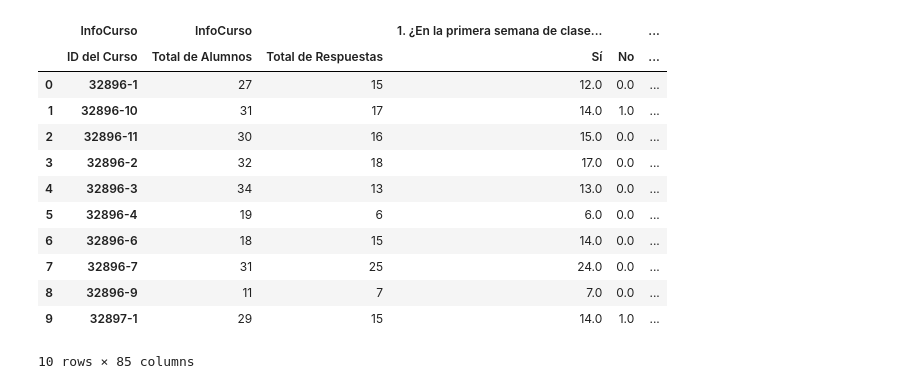
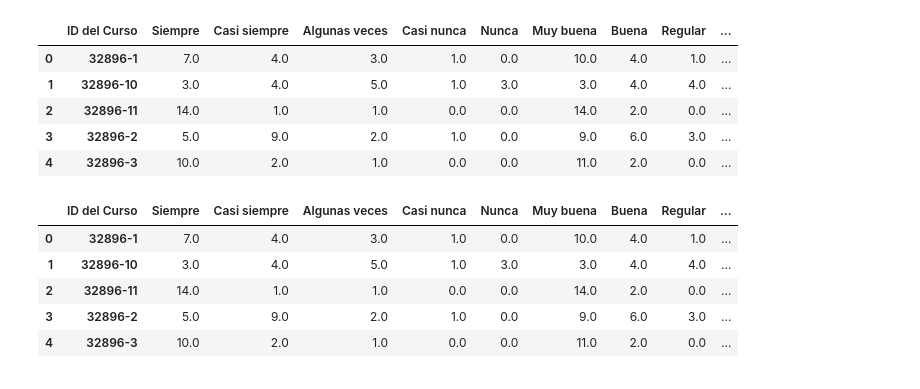
Before and after one commit to Axewuf/EncuestaCursos, a Jupyter notebook: EncuestaVis/Assignment 2.ipynb, the cells around one changed output. Cells and saved outputs as stored; diff of their text form; code cells hidden in the pictures.

```diff
--- a/EncuestaVis/Assignment 2.ipynb
+++ b/EncuestaVis/Assignment 2.ipynb
@@ -1,19 +0,0 @@
-# %%
-import pandas as pd
-
-data = pd.read_excel('assets/ResultadosFinales Public.xlsx', header=[0, 1], index_col=[0, 1])
-data.head(10)
-# %% [output]
-|  | InfoCurso | InfoCurso |  | 1. ¿En la primera semana de clase... |  | ... |
-|  | ID del Curso | Total de Alumnos | Total de Respuestas | Sí | No | ... |
-| 0 | 32896-1 | 27 | 15 | 12.0 | 0.0 | ... |
-| 1 | 32896-10 | 31 | 17 | 14.0 | 1.0 | ... |
-| 2 | 32896-11 | 30 | 16 | 15.0 | 0.0 | ... |
-| 3 | 32896-2 | 32 | 18 | 17.0 | 0.0 | ... |
-| 4 | 32896-3 | 34 | 13 | 13.0 | 0.0 | ... |
-| 5 | 32896-4 | 19 | 6 | 6.0 | 0.0 | ... |
-| 6 | 32896-6 | 18 | 15 | 14.0 | 0.0 | ... |
-| 7 | 32896-7 | 31 | 25 | 24.0 | 0.0 | ... |
-| 8 | 32896-9 | 11 | 7 | 7.0 | 0.0 | ... |
-| 9 | 32897-1 | 29 | 15 | 14.0 | 1.0 | ... |
-10 rows × 85 columns
@@ -19,0 +20,44 @@ data.head(10)
+# %%
+q1_text = data.columns[23][0][3:]
+q2_text = data.columns[49][0][4:]
+data.columns = data.columns.droplevel(0)
+data = data[data['Total de Respuestas']>0]
+data = data.iloc[:, [23,24,25,26,27,48,49,50,51,52,53]]
+
+data['q1_mean'] = (data.iloc[:, 0:5].mul([0,1,2,3,4], axis=1).sum(axis=1) / data.iloc[:, 0:5].sum(axis=1)).round()
+data['q2_mean'] = (data.iloc[:, 5:10].mul([0,1,2,3,4], axis=1).sum(axis=1) / data.iloc[:, 5:10].sum(axis=1)).round()
+
+data.head()
+# %% [output]
+|  | ID del Curso | Siempre | Casi siempre | Algunas veces | Casi nunca | Nunca | Muy buena | Buena | Regular | ... |
+| 0 | 32896-1 | 7.0 | 4.0 | 3.0 | 1.0 | 0.0 | 10.0 | 4.0 | 1.0 | ... |
+| 1 | 32896-10 | 3.0 | 4.0 | 5.0 | 1.0 | 3.0 | 3.0 | 4.0 | 4.0 | ... |
+| 2 | 32896-11 | 14.0 | 1.0 | 1.0 | 0.0 | 0.0 | 14.0 | 2.0 | 0.0 | ... |
+| 3 | 32896-2 | 5.0 | 9.0 | 2.0 | 1.0 | 0.0 | 9.0 | 6.0 | 3.0 | ... |
+| 4 | 32896-3 | 10.0 | 2.0 | 1.0 | 0.0 | 0.0 | 11.0 | 2.0 | 0.0 | ... |
+# %%
+comments = data.iloc[:,10]
+lemmatized_list = []
+for comment in comments:
+    tokenized = nlp(str(comment))
+    lemmas = [token.lemma_ for token in tokenized]
+    lemmatized_list.append(lemmas)
+
+# STOP WORDS FILTER
+with open("assets/stop_words_spanish_no_verbs.json", "r", encoding="utf-8") as file:
+    stop_words = json.load(file)
+stop_words = sum(stop_words.values(), []) #Combining all the lists from the dictionary into one single list
+
+filtered_lemmatized_list = [[word for word in sublist if word not in stop_words and not word.isdigit()] for sublist in lemmatized_list]
+
+data['Comments_lemmatized'] = filtered_lemmatized_list
+data['number_of_words'] = data['Comments_lemmatized'].apply(lambda word_list: len(word_list))
+
+data.head()
+# %% [output]
+|  | ID del Curso | Siempre | Casi siempre | Algunas veces | Casi nunca | Nunca | Muy buena | Buena | Regular | ... |
+| 0 | 32896-1 | 7.0 | 4.0 | 3.0 | 1.0 | 0.0 | 10.0 | 4.0 | 1.0 | ... |
+| 1 | 32896-10 | 3.0 | 4.0 | 5.0 | 1.0 | 3.0 | 3.0 | 4.0 | 4.0 | ... |
+| 2 | 32896-11 | 14.0 | 1.0 | 1.0 | 0.0 | 0.0 | 14.0 | 2.0 | 0.0 | ... |
+| 3 | 32896-2 | 5.0 | 9.0 | 2.0 | 1.0 | 0.0 | 9.0 | 6.0 | 3.0 | ... |
+| 4 | 32896-3 | 10.0 | 2.0 | 1.0 | 0.0 | 0.0 | 11.0 | 2.0 | 0.0 | ... |
```
Also changed, not shown: parts of 4 cells of this notebook, 4 other files.
